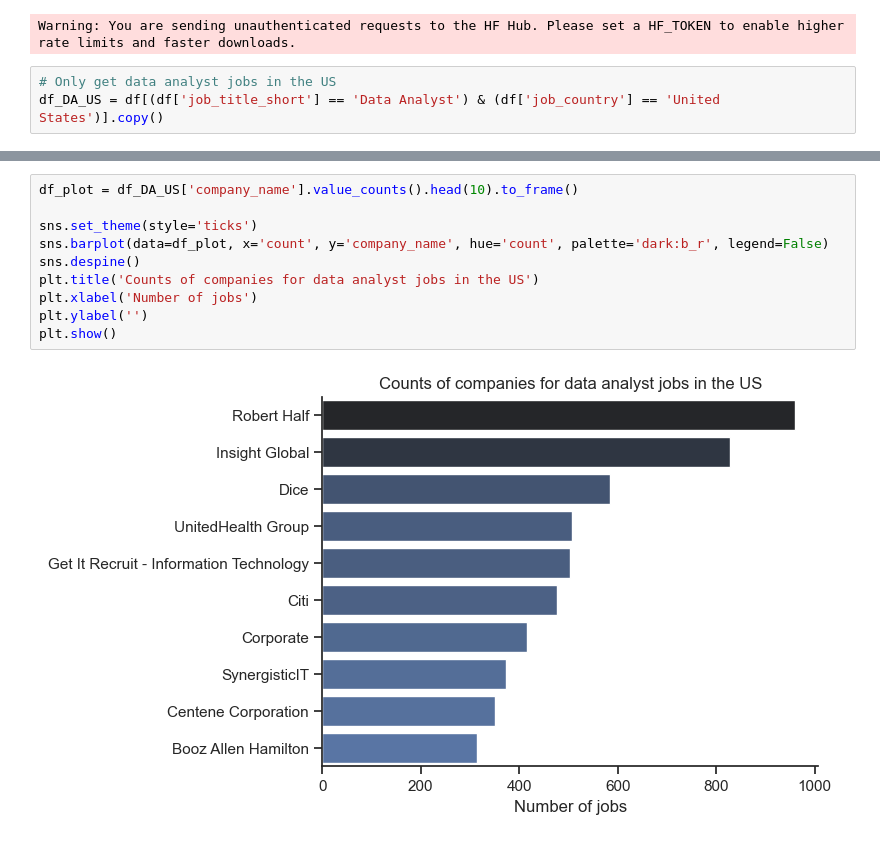
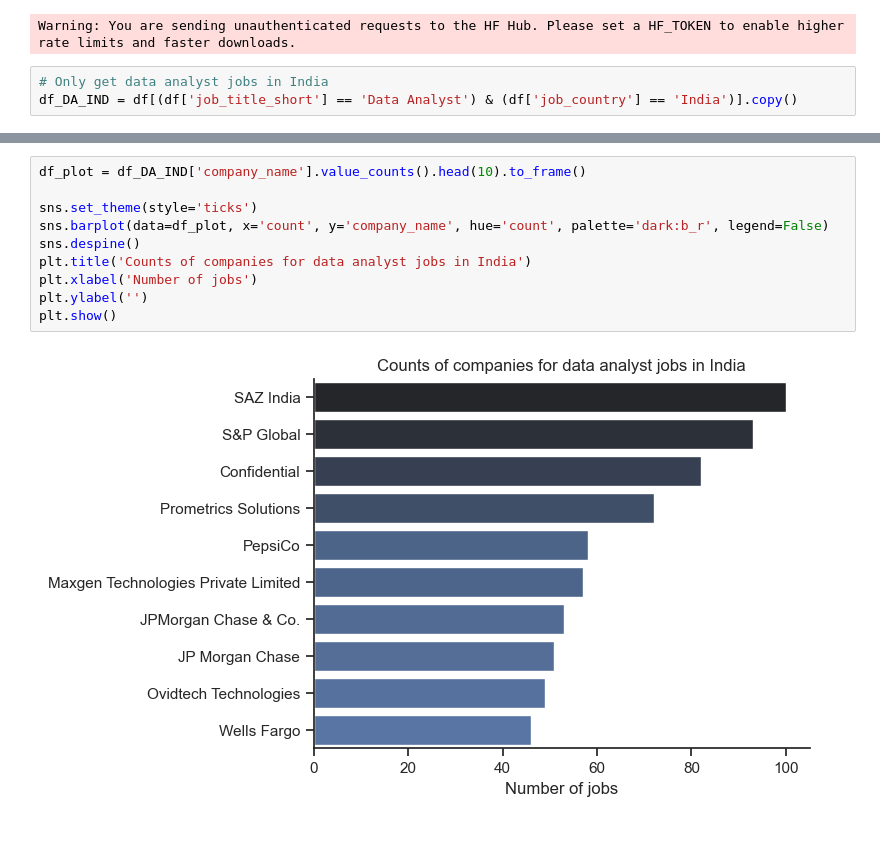
Before and after one commit to MushyFriedrice/python_data_project, a Jupyter notebook: 3_project/1_EDA_intro.ipynb, the cells around one changed output, grey strips where cells are left out. Saved outputs shown, nothing was run; the diff lists cells and outputs as text.

```diff
--- a/3_project/1_EDA_intro.ipynb
+++ b/3_project/1_EDA_intro.ipynb
@@ -16,6 +16,6 @@ df['job_skills'] = df['job_skills'].apply(lambda x : ast.literal_eval(x) if pd.n
 # %% [output]
 Warning: You are sending unauthenticated requests to the HF Hub. Please set a HF_TOKEN to enable higher rate limits and faster downloads.
 # %%
-# Only get data analyst jobs in the US
-df_DA_US = df[(df['job_title_short'] == 'Data Analyst') & (df['job_country'] == 'United States')].copy()
+# Only get data analyst jobs in India
+df_DA_IND = df[(df['job_title_short'] == 'Data Analyst') & (df['job_country'] == 'India')].copy()
 # %%
@@ -51,12 +52,12 @@ plt.show()
 # %%
-df_plot = df_DA_US['company_name'].value_counts().head(10).to_frame()
+df_plot = df_DA_IND['company_name'].value_counts().head(10).to_frame()
 
 sns.set_theme(style='ticks')
 sns.barplot(data=df_plot, x='count', y='company_name', hue='count', palette='dark:b_r', legend=False)
 sns.despine()
-plt.title('Counts of companies for data analyst jobs in the US')
+plt.title('Counts of companies for data analyst jobs in India')
 plt.xlabel('Number of jobs')
 plt.ylabel('')
 plt.show()
 # %% [output]
-[figure, old version]
+[figure, new version]
```
Also changed, not shown: parts of 2 cells of this notebook.
